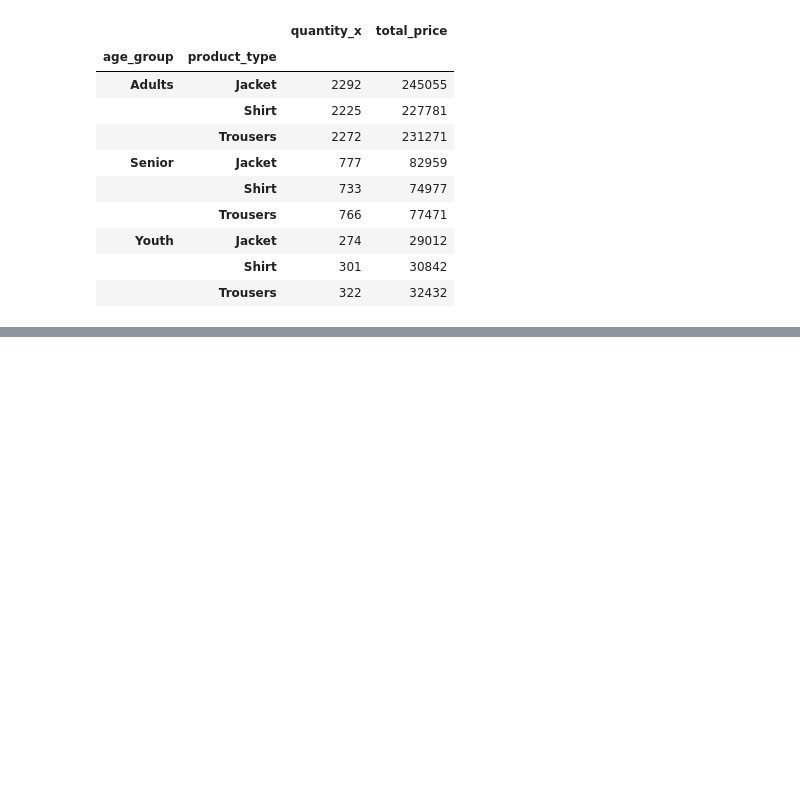
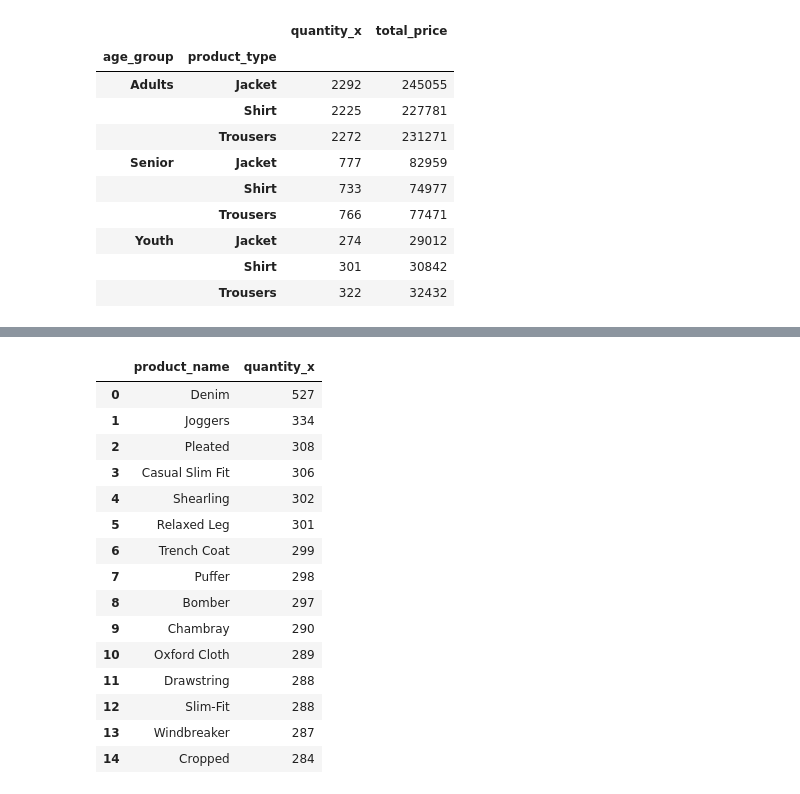
Before and after one commit to milzamh/datascience, a Jupyter notebook: Dicoding.ipynb, the cells around one changed output, grey strips where cells are left out. Saved outputs shown, nothing was run; the diff lists cells and outputs as text; code cells hidden in the pictures; blank space fills up the shorter version.

```diff
--- a/Dicoding.ipynb
+++ b/Dicoding.ipynb
@@ -703,0 +759,20 @@ all_df.groupby(by=["age_group", "product_type"]).agg({
+# %%
+sum_order_items_df = all_df.groupby(by="product_name").quantity_x.sum().sort_values(ascending=False).reset_index()
+sum_order_items_df.head(15)
+# %% [output]
+|  | product_name | quantity_x |
+| 0 | Denim | 527 |
+| 1 | Joggers | 334 |
+| 2 | Pleated | 308 |
+| 3 | Casual Slim Fit | 306 |
+| 4 | Shearling | 302 |
+| 5 | Relaxed Leg | 301 |
+| 6 | Trench Coat | 299 |
+| 7 | Puffer | 298 |
+| 8 | Bomber | 297 |
+| 9 | Chambray | 290 |
+| 10 | Oxford Cloth | 289 |
+| 11 | Drawstring | 288 |
+| 12 | Slim-Fit | 288 |
+| 13 | Windbreaker | 287 |
+| 14 | Cropped | 284 |
```
Also changed, not shown: parts of 5 cells of this notebook.
